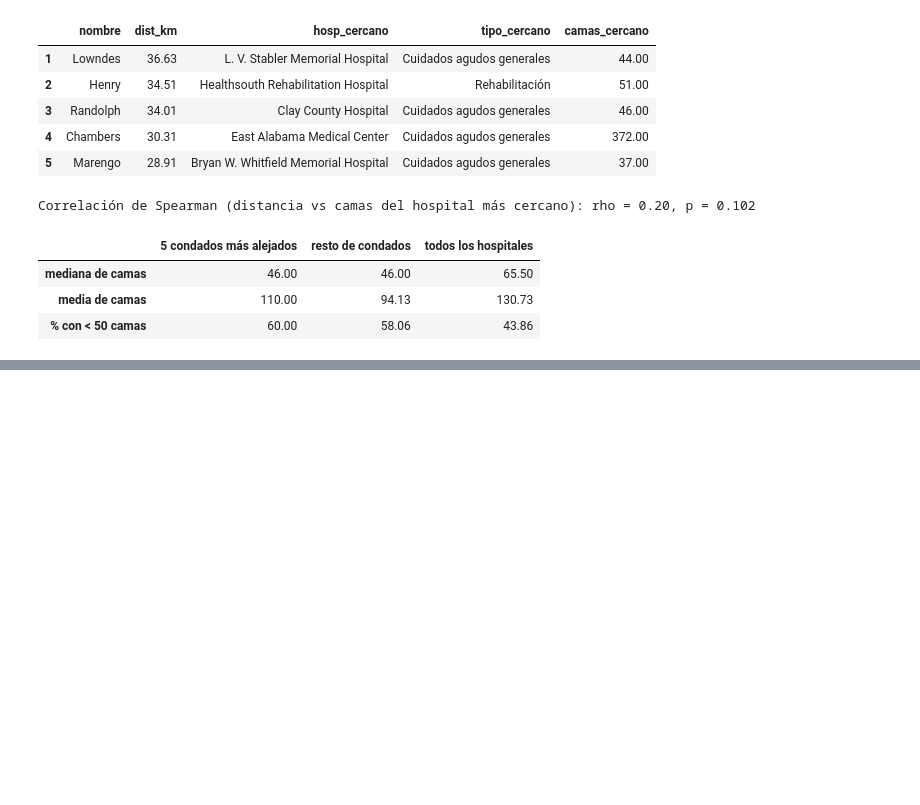
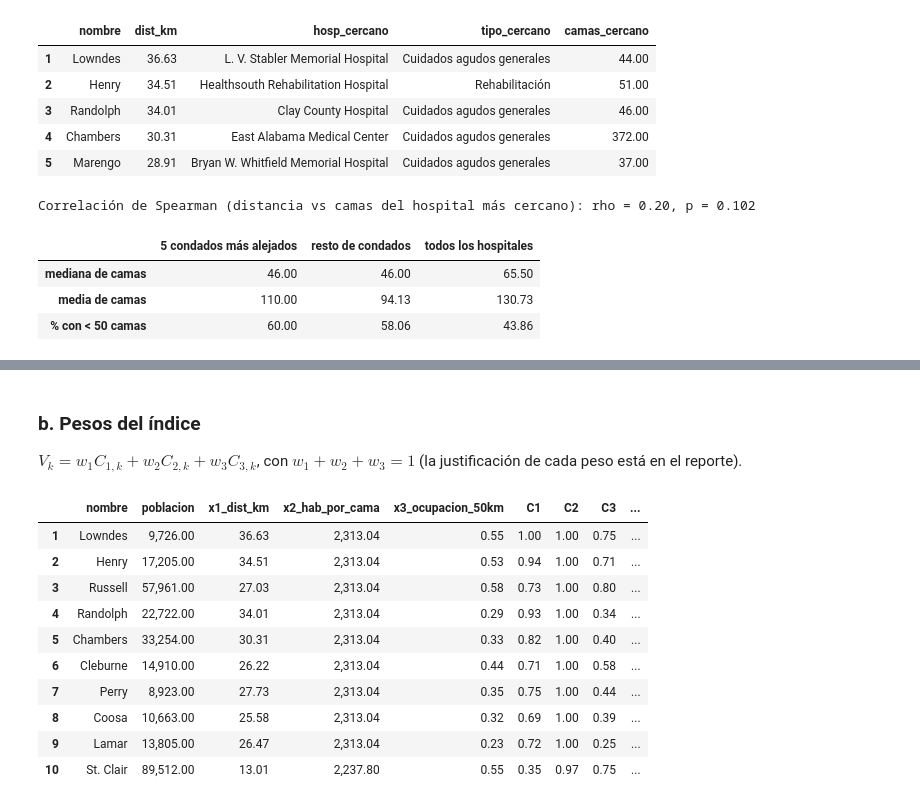
Before and after one commit to Branuvg/lab5_modsim, a Jupyter notebook: lab5.ipynb, the cells around one changed output, grey strips where cells are left out. Saved outputs shown, nothing was run; the diff lists cells and outputs as text; code cells hidden in the pictures; blank space fills up the shorter version.

```diff
--- a/lab5.ipynb
+++ b/lab5.ipynb
@@ -598,0 +610,25 @@ Correlación de Spearman (distancia vs camas del hospital más cercano): rho = 0
+# %%
+def minmax(s):
+    return (s - s.min()) / (s.max() - s.min())
+
+
+vul = cty_p[["fips", "nombre", "poblacion", "geometry"]].merge(stats_cty[["fips", "camas_total", "hospitales"]], on="fips")
+vul["x1_dist_km"] = cty_p["dist_km"].values
+
+# C2: inverso de camas por habitante (habitantes por cama); condados sin camas -> valor máximo observado
+inv = vul["poblacion"] / vul["camas_total"].replace(0, np.nan)
+vul["x2_hab_por_cama"] = inv.fillna(inv.max())
+
+# C3: ocupación promedio de hospitales dentro de 50 km del centroide; sin hospitales cercanos -> máximo
+occ = hosp_p["ocupacion_total"].values
+near50 = tree.query_ball_point(np.column_stack([cent.x, cent.y]), r=50_000)
+occ_mean = np.array([np.nanmean(occ[m]) if len(m) and np.isfinite(occ[m]).any() else np.nan for m in near50])
+vul["n_hosp_50km"] = [len(m) for m in near50]
+vul["x3_ocupacion_50km"] = np.where(np.isnan(occ_mean), np.nanmax(occ_mean), occ_mean)
+
+vul["C1"] = minmax(vul["x1_dist_km"])
+vul["C2"] = minmax(vul["x2_hab_por_cama"])
+vul["C3"] = minmax(vul["x3_ocupacion_50km"])
+print(f"Condados sin camas (C2 = máximo): {(vul.camas_total == 0).sum()} | "
+      f"sin hospitales a ≤ 50 km (C3 = máximo): {np.isnan(occ_mean).sum()}")
+vul[["x1_dist_km", "x2_hab_por_cama", "x3_ocupacion_50km", "C1", "C2", "C3"]].describe().T[["mean", "50%", "min", "max"]]
@@ -598,0 +644,27 @@ Correlación de Spearman (distancia vs camas del hospital más cercano): rho = 0
+# %% [markdown]
+### b. Pesos del índice
+
+$V_k = w_1 C_{1,k} + w_2 C_{2,k} + w_3 C_{3,k}$, con $w_1 + w_2 + w_3 = 1$ (la justificación de cada peso está en el reporte).
+# %%
+WEIGHTS = {"C1": 0.45, "C2": 0.35, "C3": 0.20}
+vul["V"] = sum(w * vul[c] for c, w in WEIGHTS.items())
+
+LABELS = ["Muy baja", "Baja", "Media", "Alta", "Muy alta"]
+vul["V_cat"] = pd.qcut(vul["V"], 5, labels=LABELS)
+top10 = vul.sort_values("V", ascending=False).head(10)
+top10_tbl = top10[["nombre", "poblacion", "x1_dist_km", "x2_hab_por_cama", "x3_ocupacion_50km",
+                   "C1", "C2", "C3", "V"]].reset_index(drop=True)
+top10_tbl.index += 1
+top10_tbl
+# %% [output]
+|  | nombre | poblacion | x1_dist_km | x2_hab_por_cama | x3_ocupacion_50km | C1 | C2 | C3 | ... |
+| 1 | Lowndes | 9,726.00 | 36.63 | 2,313.04 | 0.55 | 1.00 | 1.00 | 0.75 | ... |
+| 2 | Henry | 17,205.00 | 34.51 | 2,313.04 | 0.53 | 0.94 | 1.00 | 0.71 | ... |
+| 3 | Russell | 57,961.00 | 27.03 | 2,313.04 | 0.58 | 0.73 | 1.00 | 0.80 | ... |
+| 4 | Randolph | 22,722.00 | 34.01 | 2,313.04 | 0.29 | 0.93 | 1.00 | 0.34 | ... |
+| 5 | Chambers | 33,254.00 | 30.31 | 2,313.04 | 0.33 | 0.82 | 1.00 | 0.40 | ... |
+| 6 | Cleburne | 14,910.00 | 26.22 | 2,313.04 | 0.44 | 0.71 | 1.00 | 0.58 | ... |
+| 7 | Perry | 8,923.00 | 27.73 | 2,313.04 | 0.35 | 0.75 | 1.00 | 0.44 | ... |
+| 8 | Coosa | 10,663.00 | 25.58 | 2,313.04 | 0.32 | 0.69 | 1.00 | 0.39 | ... |
+| 9 | Lamar | 13,805.00 | 26.47 | 2,313.04 | 0.23 | 0.72 | 1.00 | 0.25 | ... |
+| 10 | St. Clair | 89,512.00 | 13.01 | 2,237.80 | 0.55 | 0.35 | 0.97 | 0.75 | ... |
```
Also changed, not shown: parts of 4 cells of this notebook.
